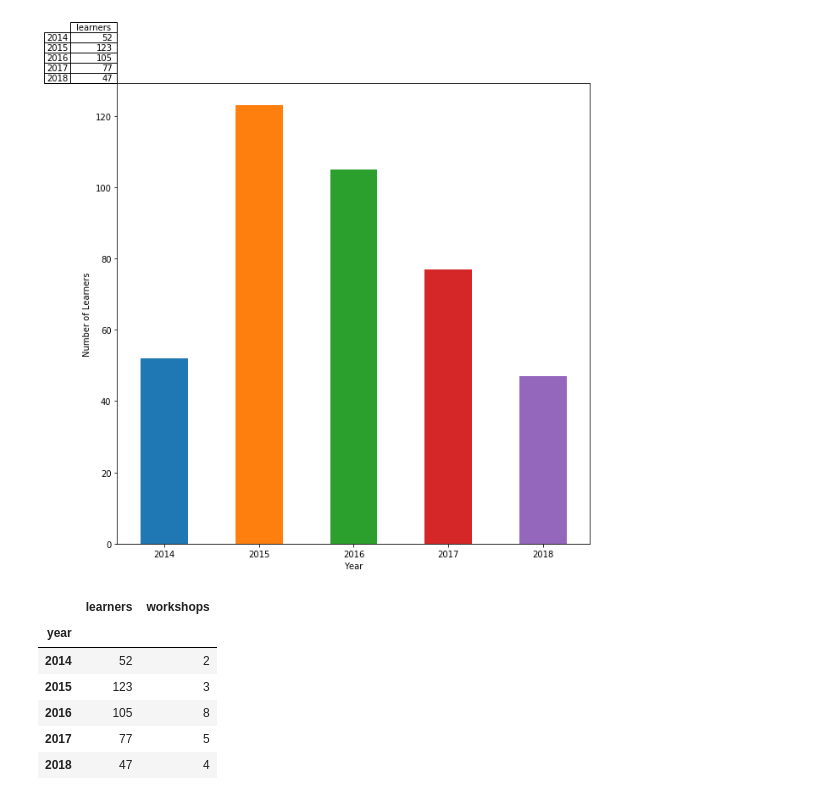
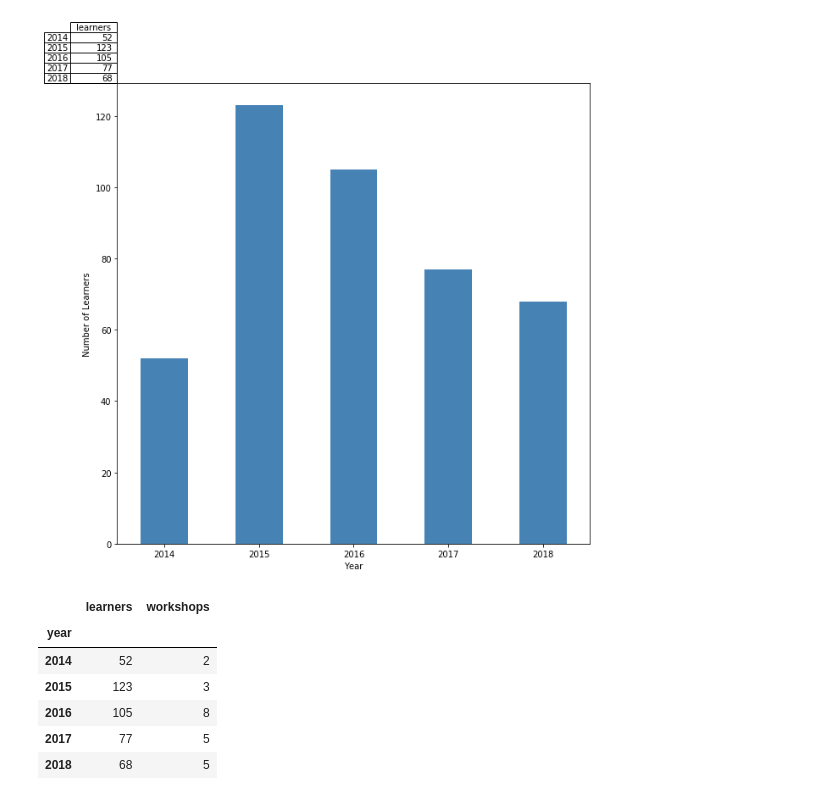
Before and after one commit to laufers/ouswc_metrics, a Jupyter notebook: metric_reporting.ipynb, the cells around one changed output. Drawn from its saved outputs; the diff is of its cells as text; code cells hidden in the pictures.

```diff
--- a/metric_reporting.ipynb
+++ b/metric_reporting.ipynb
@@ -34,5 +35,5 @@ df_swc.learners.sum()
 # %%
-df_swc = pd.read_csv('swc_learner_count.csv', infer_datetime_format=True, parse_dates=['date','month'])
+df_swc = pd.read_csv('carpentries_leaner_count.csv', infer_datetime_format=True, parse_dates=['date','month'])
 # %%
 df_swc
 # %% [output]
@@ -78,22 +79,22 @@ plt.show()
 # %%
 from pandas.plotting import table
 
 df_g01 = df_swc.groupby(['year']).learners.sum()
 df_g02 = df_swc.groupby('year').workshops.sum()
 
 fig, axes = plt.subplots()
 
-df_g01.plot(kind='bar', ax=axes, figsize=(10,10))
+df_g01.plot(kind='bar', ax=axes, color='steelblue', figsize=(10,10))
 table(axes, df_g01, loc='top left', colWidths=[0.1] * 2)
 
 plt.xticks(rotation=0)
 plt.ylabel('Number of Learners')
 plt.xlabel('Year')
 
 # fig.savefig('swc_learners_count.png', bbox_inches='tight')
 plt.show()
 # %% [output]
-[figure, old version]
+[figure, new version]
 # %%
 frames = [df_g01, df_g02]
 tallies = pd.concat(frames, axis=1)
@@ -106,7 +107,7 @@ tallies
 | 2015 | 123 | 3 |
 | 2016 | 105 | 8 |
 | 2017 | 77 | 5 |
-| 2018 | 47 | 4 |
+| 2018 | 68 | 5 |
 # %%
 
 df_g01 = df_swc.groupby(['year']).learners.sum()
```
Also changed, not shown: parts of 19 cells of this notebook, 4 other files.
